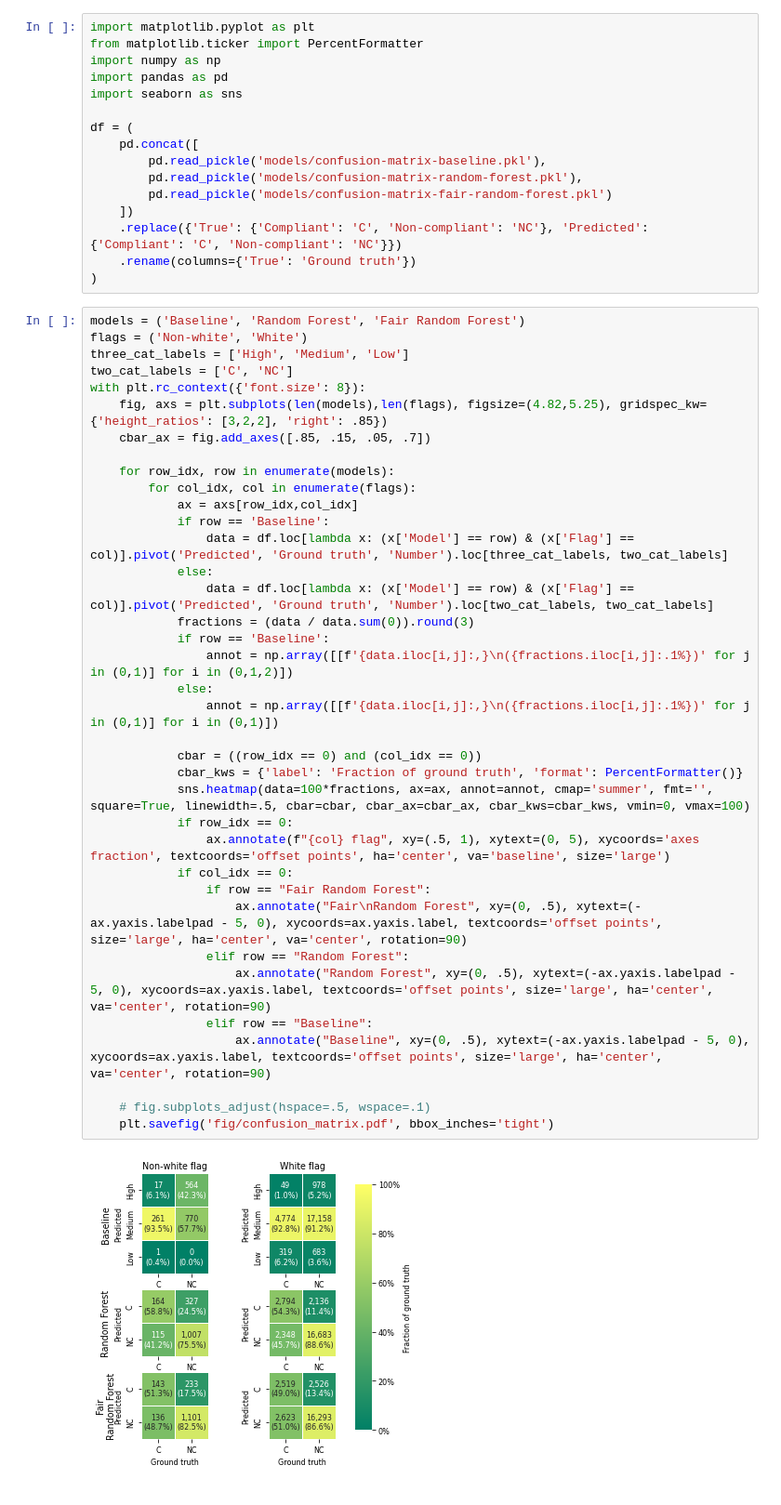
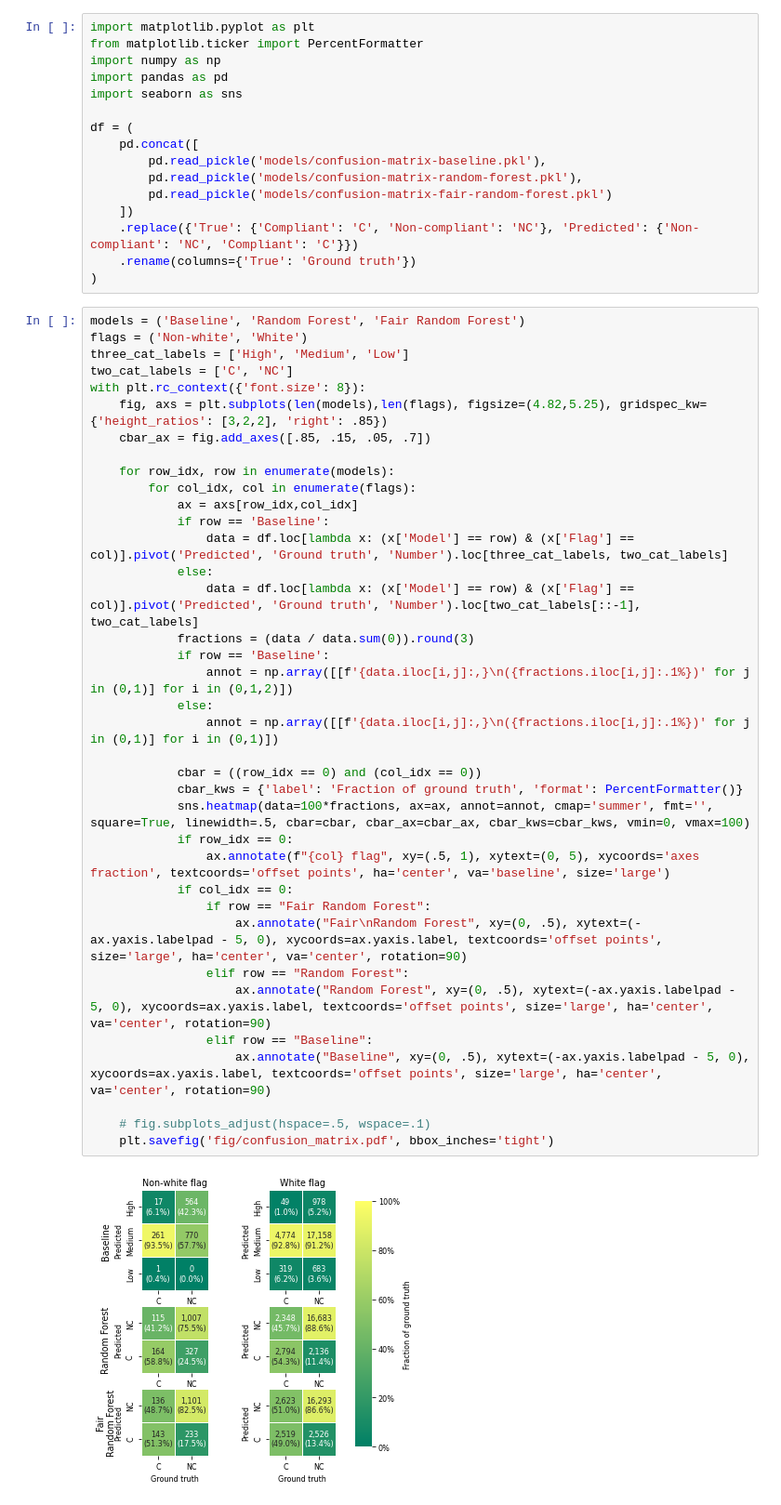
Before and after one commit to gerritjandebruin/cargo-ship-noncompliance-assessment, a Jupyter notebook: 06-confusion-matrix.ipynb, the cells around one changed output. Shown at 93% size. Cells and saved outputs as stored; diff of their text form.

```diff
--- a/06-confusion-matrix.ipynb
+++ b/06-confusion-matrix.ipynb
@@ -11,7 +11,7 @@ df = (
         pd.read_pickle('models/confusion-matrix-random-forest.pkl'),
         pd.read_pickle('models/confusion-matrix-fair-random-forest.pkl')
     ])
-    .replace({'True': {'Compliant': 'C', 'Non-compliant': 'NC'}, 'Predicted': {'Compliant': 'C', 'Non-compliant': 'NC'}})
+    .replace({'True': {'Compliant': 'C', 'Non-compliant': 'NC'}, 'Predicted': {'Non-compliant': 'NC', 'Compliant': 'C'}})
     .rename(columns={'True': 'Ground truth'})
 )
 # %%
@@ -24,32 +24,32 @@ with plt.rc_context({'font.size': 8}):
     cbar_ax = fig.add_axes([.85, .15, .05, .7])
 
     for row_idx, row in enumerate(models):
         for col_idx, col in enumerate(flags):
             ax = axs[row_idx,col_idx]
             if row == 'Baseline':
                 data = df.loc[lambda x: (x['Model'] == row) & (x['Flag'] == col)].pivot('Predicted', 'Ground truth', 'Number').loc[three_cat_labels, two_cat_labels]
             else:
-                data = df.loc[lambda x: (x['Model'] == row) & (x['Flag'] == col)].pivot('Predicted', 'Ground truth', 'Number').loc[two_cat_labels, two_cat_labels]
+                data = df.loc[lambda x: (x['Model'] == row) & (x['Flag'] == col)].pivot('Predicted', 'Ground truth', 'Number').loc[two_cat_labels[::-1], two_cat_labels]
             fractions = (data / data.sum(0)).round(3)
             if row == 'Baseline':
                 annot = np.array([[f'{data.iloc[i,j]:,}\n({fractions.iloc[i,j]:.1%})' for j in (0,1)] for i in (0,1,2)])
             else:
                 annot = np.array([[f'{data.iloc[i,j]:,}\n({fractions.iloc[i,j]:.1%})' for j in (0,1)] for i in (0,1)])
 
             cbar = ((row_idx == 0) and (col_idx == 0))
             cbar_kws = {'label': 'Fraction of ground truth', 'format': PercentFormatter()}
             sns.heatmap(data=100*fractions, ax=ax, annot=annot, cmap='summer', fmt='', square=True, linewidth=.5, cbar=cbar, cbar_ax=cbar_ax, cbar_kws=cbar_kws, vmin=0, vmax=100)
             if row_idx == 0:
                 ax.annotate(f"{col} flag", xy=(.5, 1), xytext=(0, 5), xycoords='axes fraction', textcoords='offset points', ha='center', va='baseline', size='large')
             if col_idx == 0:
                 if row == "Fair Random Forest":
                     ax.annotate("Fair\nRandom Forest", xy=(0, .5), xytext=(-ax.yaxis.labelpad - 5, 0), xycoords=ax.yaxis.label, textcoords='offset points', size='large', ha='center', va='center', rotation=90)
                 elif row == "Random Forest":
                     ax.annotate("Random Forest", xy=(0, .5), xytext=(-ax.yaxis.labelpad - 5, 0), xycoords=ax.yaxis.label, textcoords='offset points', size='large', ha='center', va='center', rotation=90)
                 elif row == "Baseline":
                     ax.annotate("Baseline", xy=(0, .5), xytext=(-ax.yaxis.labelpad - 5, 0), xycoords=ax.yaxis.label, textcoords='offset points', size='large', ha='center', va='center', rotation=90)
 
     # fig.subplots_adjust(hspace=.5, wspace=.1)
     plt.savefig('fig/confusion_matrix.pdf', bbox_inches='tight')
 # %% [output]
-[figure, old version]
+[figure, new version]
```
Also changed, not shown: 1 other file.
